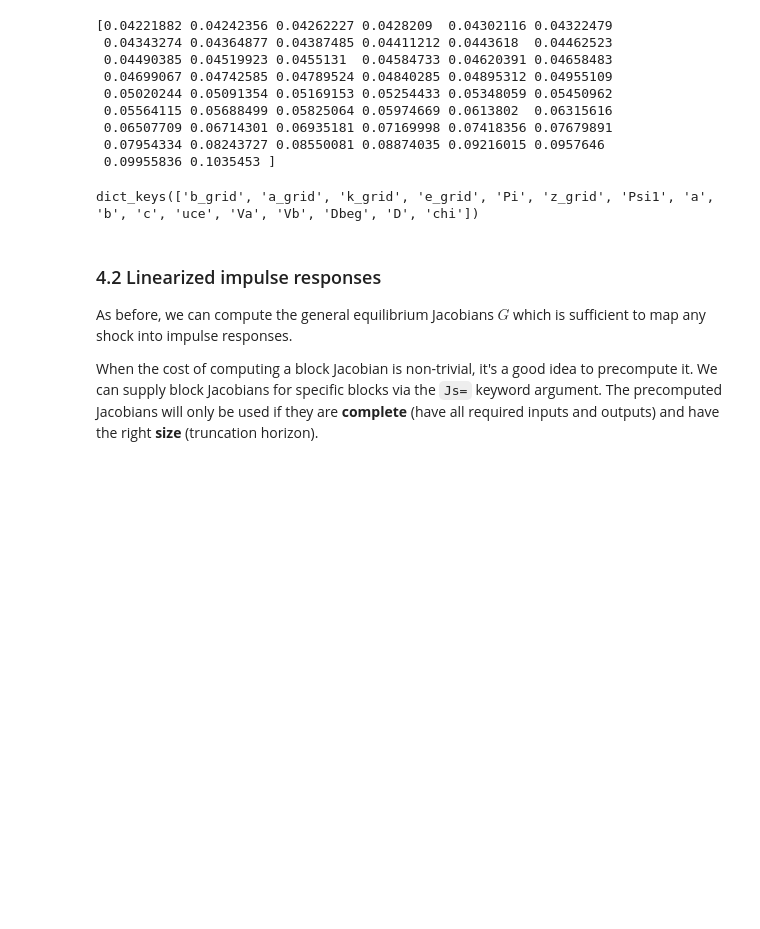
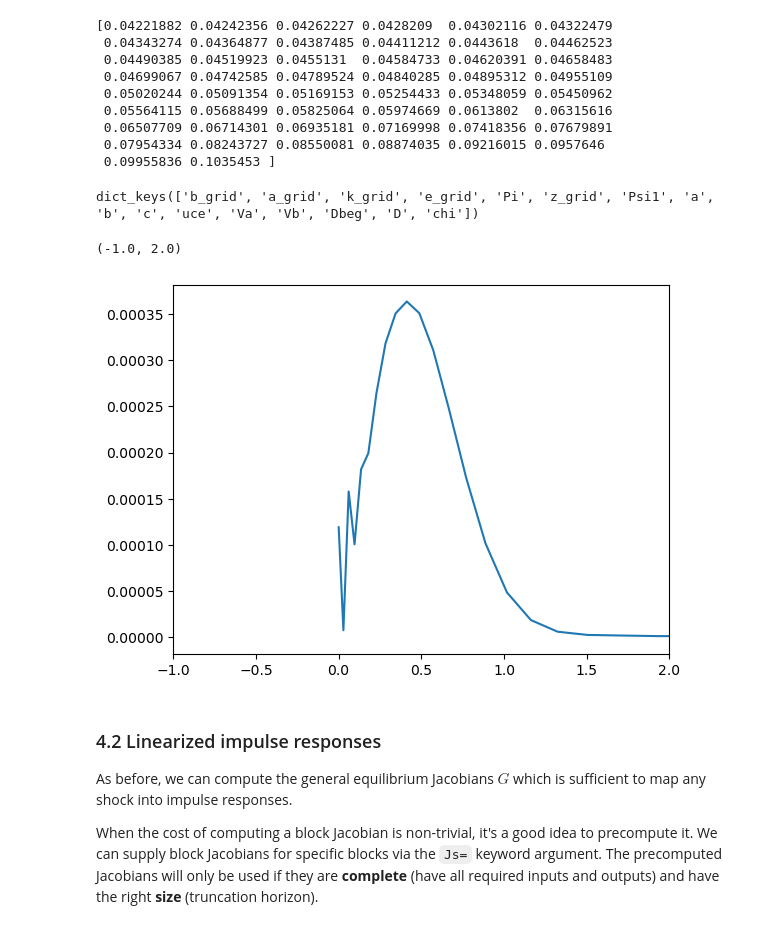
Before and after one commit to thom364e/sequence-jacobian, a Jupyter notebook: notebooks/two_asset.ipynb, the cells around one changed output. Saved outputs shown, nothing was run; the diff lists cells and outputs as text; code cells hidden in the pictures; blank space fills up the shorter version.

```diff
--- a/notebooks/two_asset.ipynb
+++ b/notebooks/two_asset.ipynb
@@ -259,9 +259,12 @@ print(ss.internals['hh']['a'][1,:,1].T)
  0.09955836 0.1035453 ]
 # %%
 print(ss.internals['hh'].keys())
-# print(ss.internals['hh']['z_grid'])
+plt.plot(ss.internals['hh']['b_grid'], ss.internals['hh']['D'][1,:,1].T)
+plt.xlim(-1, 2)
 # %% [output]
 dict_keys(['b_grid', 'a_grid', 'k_grid', 'e_grid', 'Pi', 'z_grid', 'Psi1', 'a', 'b', 'c', 'uce', 'Va', 'Vb', 'Dbeg', 'D', 'chi'])
+(-1.0, 2.0)
+[figure, added]
 # %% [markdown]
 ### 4.2 Linearized impulse responses
 
```
Also changed, not shown: 3 other files.
